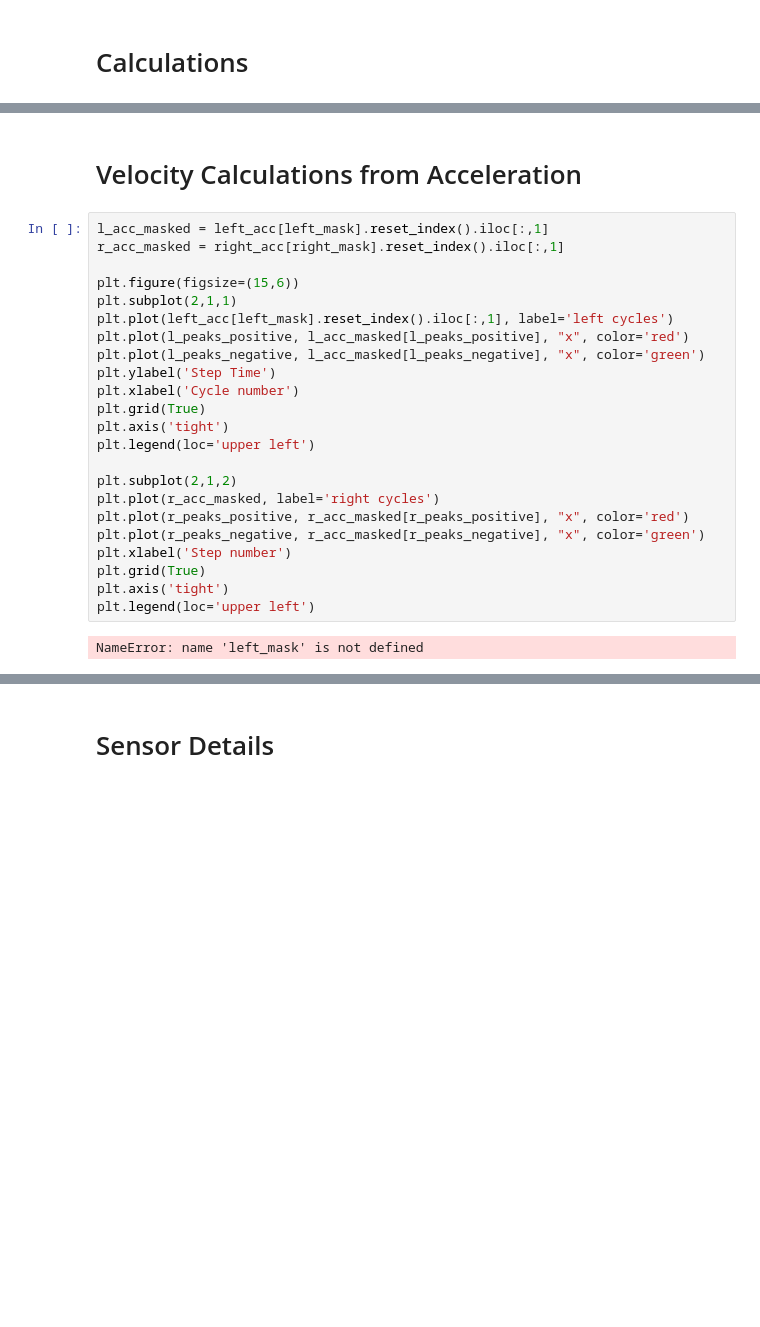
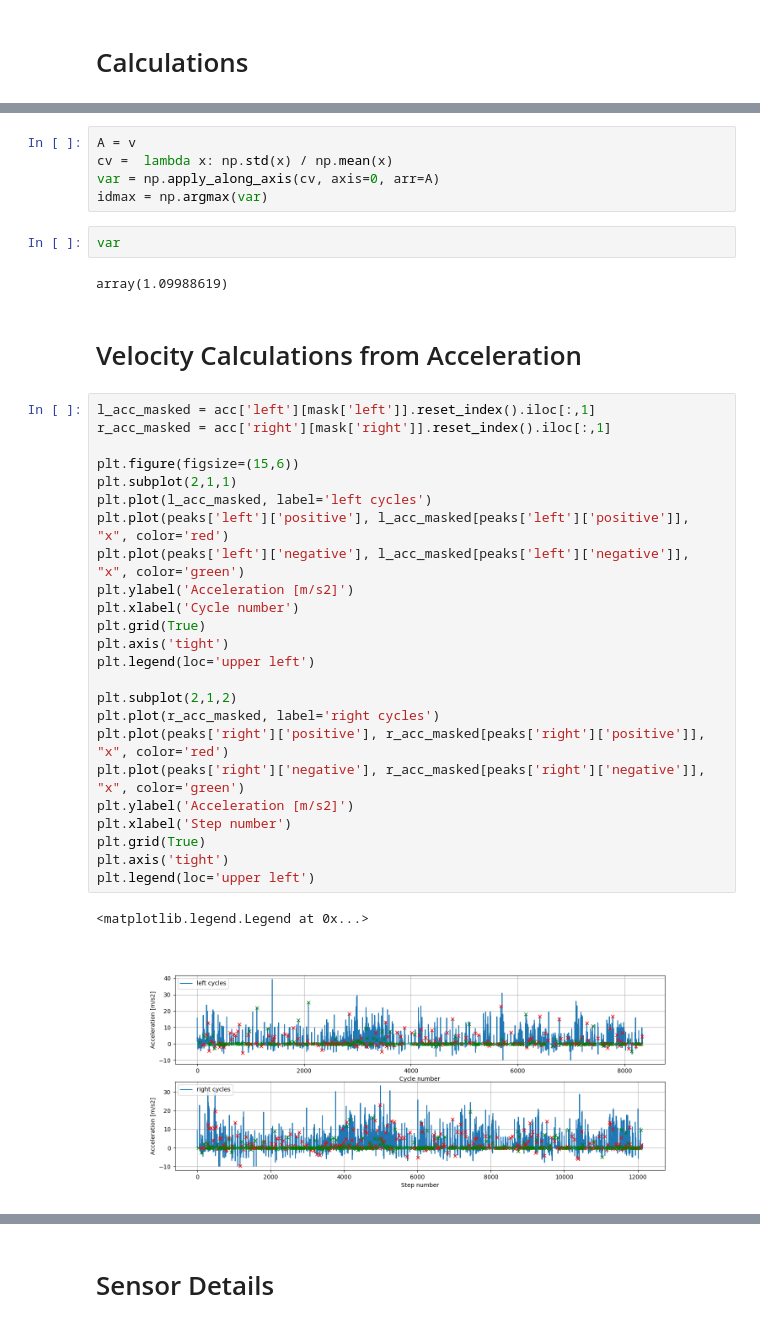
Before and after one commit to Sevastiyan/fs-projects, a Jupyter notebook: COP analysis/analysis_general.ipynb, the cells around one changed output, grey strips where cells are left out. Cells and saved outputs as stored; diff of their text form; blank space fills up the shorter version.

```diff
--- a/COP analysis/analysis_general.ipynb
+++ b/COP analysis/analysis_general.ipynb
@@ -434,27 +466,38 @@ TypeError: unhashable type: 'dict'
+# %%
+A = v
+cv =  lambda x: np.std(x) / np.mean(x)
+var = np.apply_along_axis(cv, axis=0, arr=A)
+idmax = np.argmax(var)
+# %%
+var
+# %% [output]
+array(1.09988619)
 # %% [markdown]
 # Velocity Calculations from Acceleration
 # %%
-l_acc_masked = left_acc[left_mask].reset_index().iloc[:,1]
-r_acc_masked = right_acc[right_mask].reset_index().iloc[:,1]
+l_acc_masked = acc['left'][mask['left']].reset_index().iloc[:,1]
+r_acc_masked = acc['right'][mask['right']].reset_index().iloc[:,1]
 
 plt.figure(figsize=(15,6))
 plt.subplot(2,1,1)
-plt.plot(left_acc[left_mask].reset_index().iloc[:,1], label='left cycles')
-plt.plot(l_peaks_positive, l_acc_masked[l_peaks_positive], "x", color='red')
-plt.plot(l_peaks_negative, l_acc_masked[l_peaks_negative], "x", color='green')
-plt.ylabel('Step Time')
+plt.plot(l_acc_masked, label='left cycles')
+plt.plot(peaks['left']['positive'], l_acc_masked[peaks['left']['positive']], "x", color='red')
+plt.plot(peaks['left']['negative'], l_acc_masked[peaks['left']['negative']], "x", color='green')
+plt.ylabel('Acceleration [m/s2]')
 plt.xlabel('Cycle number')
 plt.grid(True)
 plt.axis('tight')
 plt.legend(loc='upper left')
 
 plt.subplot(2,1,2)
 plt.plot(r_acc_masked, label='right cycles')
-plt.plot(r_peaks_positive, r_acc_masked[r_peaks_positive], "x", color='red')
-plt.plot(r_peaks_negative, r_acc_masked[r_peaks_negative], "x", color='green')
+plt.plot(peaks['right']['positive'], r_acc_masked[peaks['right']['positive']], "x", color='red')
+plt.plot(peaks['right']['negative'], r_acc_masked[peaks['right']['negative']], "x", color='green')
+plt.ylabel('Acceleration [m/s2]')
 plt.xlabel('Step number')
 plt.grid(True)
 plt.axis('tight')
 plt.legend(loc='upper left')
 # %% [output]
-NameError: name 'left_mask' is not defined
+<matplotlib.legend.Legend at 0x...>
+[figure, added]
```
Also changed, not shown: parts of 15 cells of this notebook, 15 other files.
